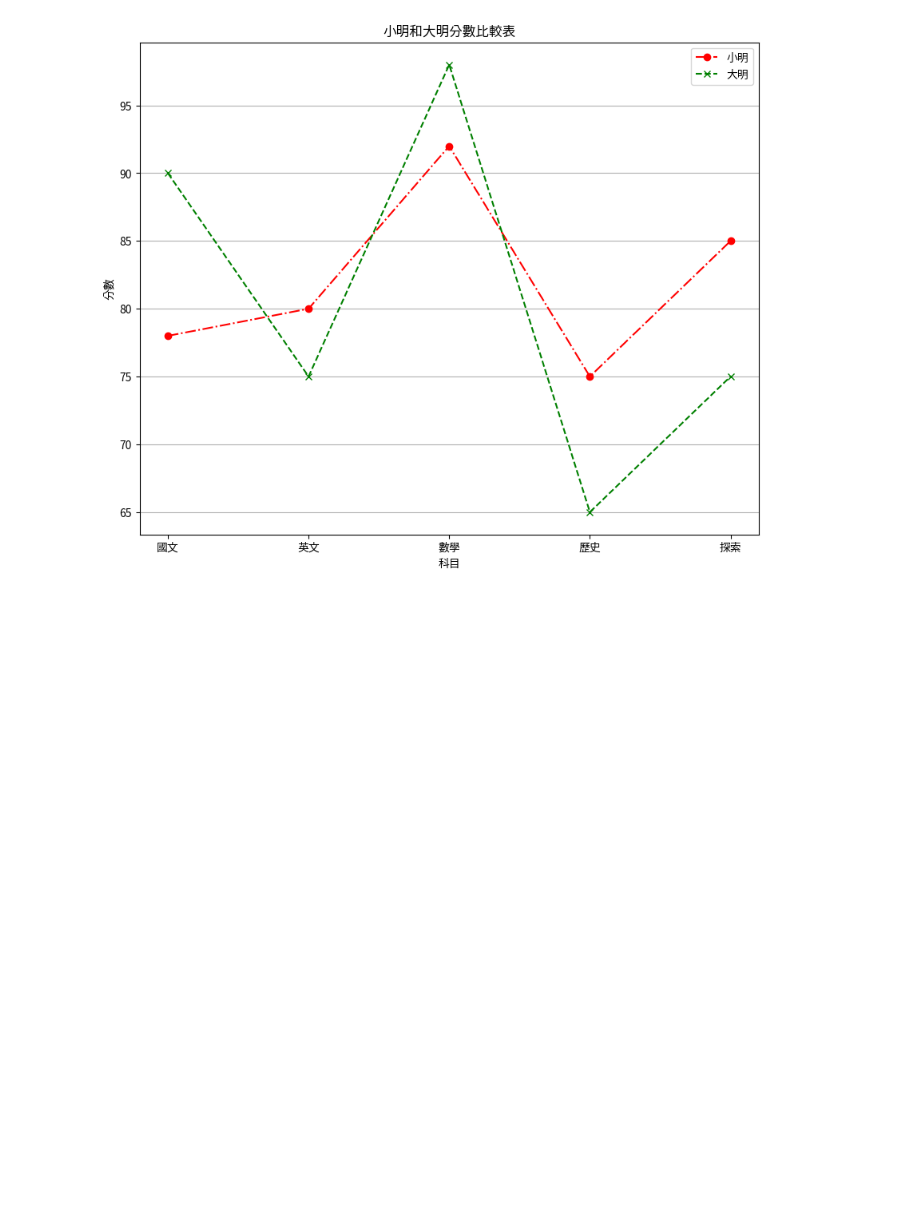
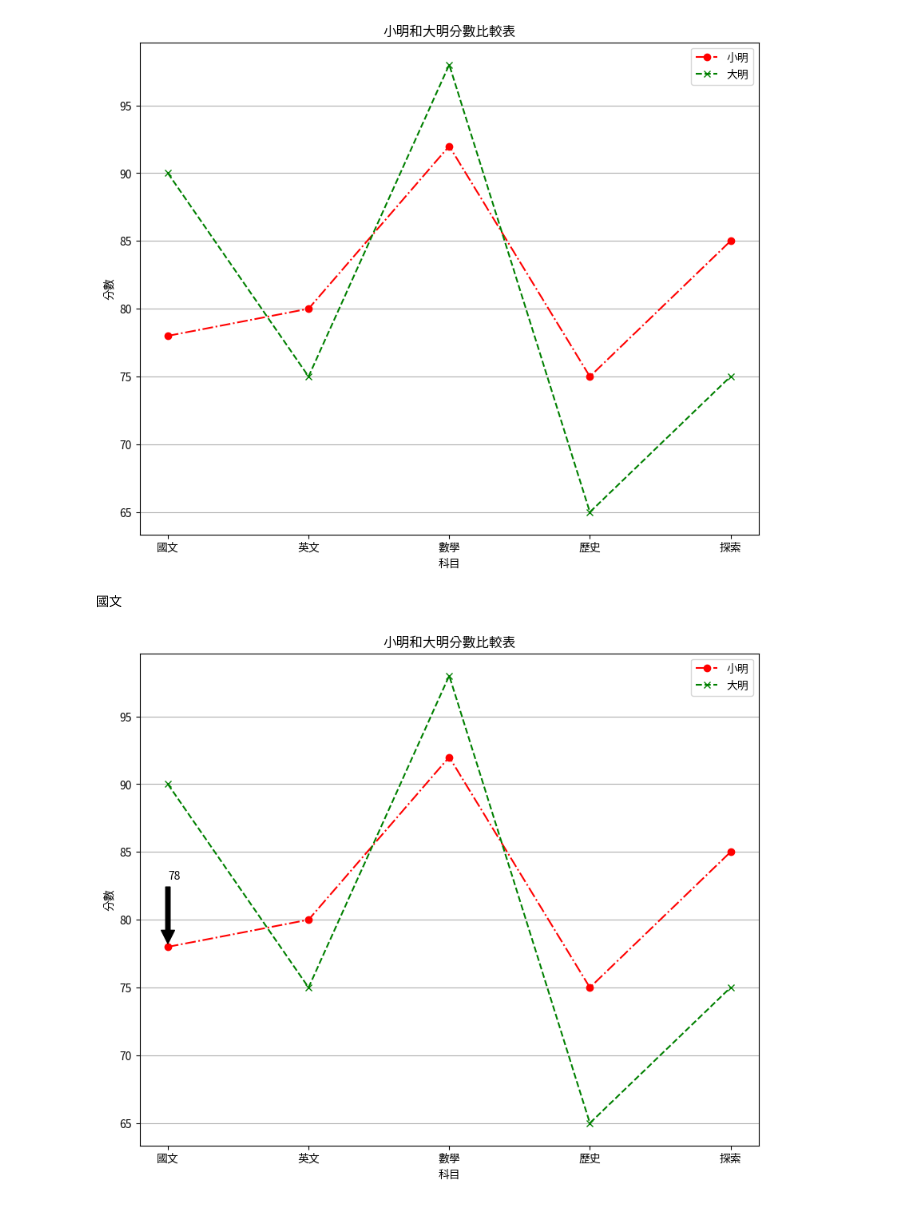
Before and after one commit to Tzung-han/python_analysis, a Jupyter notebook: Untitled3.ipynb, the cells around one changed output. Saved outputs shown, nothing was run; the diff lists cells and outputs as text; code cells hidden in the pictures; blank space fills up the shorter version.

```diff
--- a/Untitled3.ipynb
+++ b/Untitled3.ipynb
@@ -55,3 +55,25 @@ axes.grid(axis='y')
 plt.show()
 # %% [output]
 [figure]
+# %%
+subjects = list(student1.keys())
+score1 = list(student1.values())
+score2 = list(student2.values())
+
+figure = plt.figure(figsize=(10,8))
+axes = figure.add_subplot(1,1,1)
+axes.set_title("小明和大明分數比較表")
+axes.set_xlabel("科目")
+axes.set_ylabel("分數")
+axes.plot(subjects,score1,'ro-.',label="小明")
+axes.plot(subjects,score2,'gx--',label="大明")
+axes.legend()
+axes.grid(axis='y')
+# 加入標註，xy 是要標註的位置，xytext 是文字顯示的位置，textcoords 指定座標系統
+axes.annotate(f"{student1['國文']}", xy=(subjects[0], score1[0]), xytext=(subjects[0], score1[0]+5),
+              arrowprops=dict(facecolor='black', shrink=0.05)) #arrowprops 讓標註有箭頭
+print(subjects[0])
+plt.show()
+# %% [output]
+國文
+[figure, added]
```
